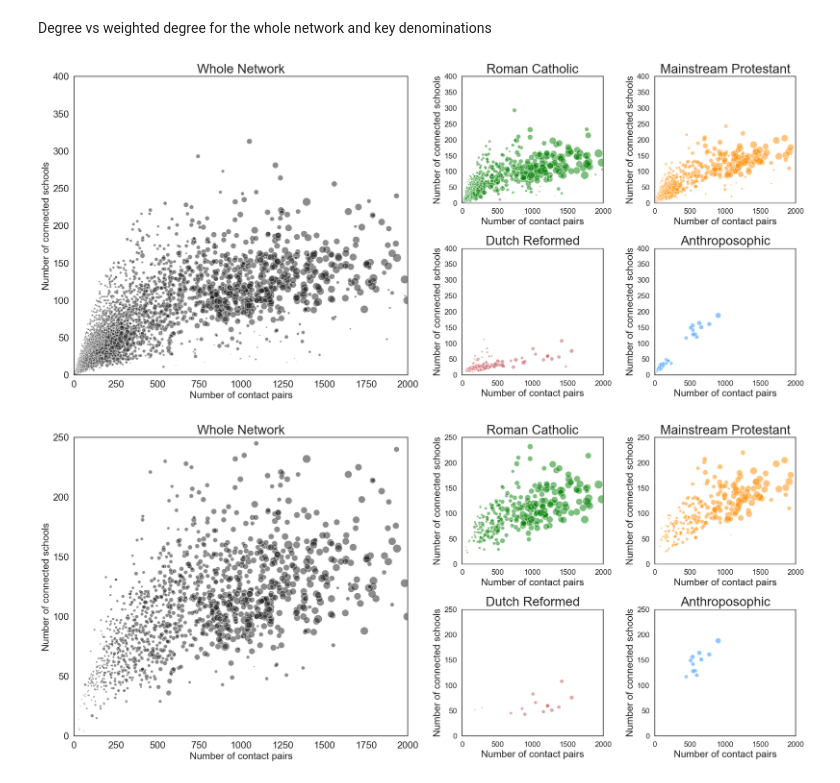
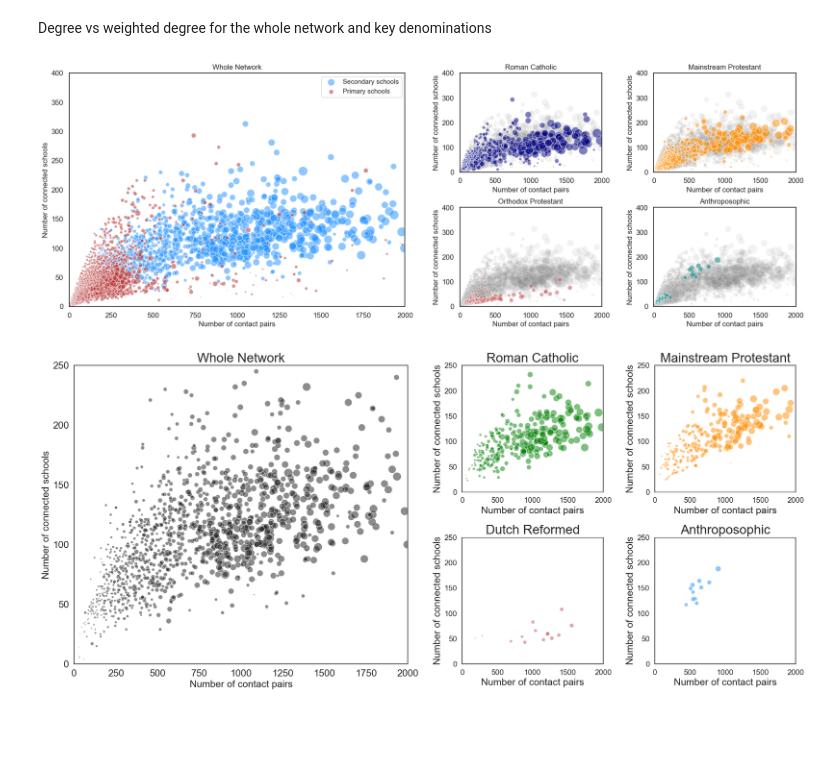
Before and after one commit to jdmunday/SchoolsMeaslesNL, a Jupyter notebook: notebooks/School_properties.ipynb, the cells around one changed output. Drawn from its saved outputs; the diff is of its cells as text; code cells hidden in the pictures; blank space fills up the shorter version.

```diff
--- a/notebooks/School_properties.ipynb
+++ b/notebooks/School_properties.ipynb
@@ -122,48 +122,65 @@ sbn.set(style="white", color_codes=True)
 
 font = {'size'   : 100}
 
 matplotlib.rc('font', **font)
 
-titles =['Whole Network', 'Roman Catholic', 'Mainstream Protestant', 'Dutch Reformed', 'Anthroposophic']
+titles =['Whole Network', 'Roman Catholic', 'Mainstream Protestant', 'Orthodox Protestant', 'Anthroposophic']
 
 from matplotlib.gridspec import GridSpec
-fig = plt.figure(figsize=[20,10])
+fig = plt.figure(figsize=[18,7])
 
 
 gs1 = GridSpec(3, 3)
 gs1.update(left=0.05, right=0.48, wspace=0.05)
 ax1 = plt.subplot(gs1[:, :])
 
 
 gs2 = GridSpec(40, 40)
 gs2.update(left=0.55, right=0.98, hspace=0.05)
 ax2 = plt.subplot(gs2[:-23, :-23])
 ax3 = plt.subplot(gs2[:-23, -17:])
 ax4 = plt.subplot(gs2[-17:, :-23])
 ax5 = plt.subplot(gs2[-17:, -17:])
 
 
 
-plot_data = all_frame.query('degree <= @max_d and weighted_degree<=@max_w')
-plot_data.plot(y='degree', x='weighted_degree', kind='scatter', ylim=[0,max_d], xlim=[0,max_w], s=plot_data.leerlingen*0.1, edgecolor="w", linewidth=1, alpha=0.5, color='k', ax=ax1, fontsize=18)
-
-plot_data = all_frame.query('denominatie == "Rooms-Katholiek"').query('degree <= @max_d and weighted_degree<=@max_w')
-plot_data.plot( y='degree', x='weighted_degree', kind='scatter', ylim=[0,max_d], xlim=[0,max_w], s=plot_data.leerlingen*0.1, edgecolor="w", linewidth=1, alpha=0.5, color='Green',  ax=ax2, fontsize=14)
-plot_data = all_frame.query('denominatie == "Protestants-Christelijk"').query('degree <= @max_d and weighted_degree<=@max_w')
-plot_data.plot( y='degree', x='weighted_degree', kind='scatter', ylim=[0,max_d], xlim=[0,max_w], s=plot_data.leerlingen*0.1, edgecolor="w", linewidth=1, alpha=0.5, color='DarkOrange',  ax=ax3, fontsize=14)
+plot_data = all_frame.query('degree <= @max_d and weighted_degree<=@max_w and BRIN in @sec_codes')
+plot_data.plot(y='degree', x='weighted_degree', kind='scatter', ylim=[0,max_d], xlim=[0,max_w], s=plot_data.leerlingen*0.1, edgecolor="w", linewidth=1, alpha=0.5, color='DodgerBlue', ax=ax1, fontsize=12, label='Secondary schools')
+plot_data = all_frame.query('degree <= @max_d and weighted_degree<=@max_w and BRIN not in @sec_codes')
+plot_data.plot(y='degree', x='weighted_degree', kind='scatter', ylim=[0,max_d], xlim=[0,max_w], s=plot_data.leerlingen*0.1, edgecolor="w", linewidth=1, alpha=0.5, color='FireBrick', ax=ax1, fontsize=12, label='Primary schools')
 
 
+plot_data = all_frame.query('denominatie != "Rooms-Katholiek"').query('degree <= @max_d and weighted_degree<=@max_w')
+plot_data.plot( y='degree', x='weighted_degree', kind='scatter', ylim=[0,max_d], xlim=[0,max_w], s=plot_data.leerlingen*0.1, edgecolor="w", linewidth=1, alpha=0.1, color='Grey',  ax=ax2, fontsize=12)
+plot_data = all_frame.query('denominatie == "Rooms-Katholiek"').query('degree <= @max_d and weighted_degree<=@max_w')
+plot_data.plot( y='degree', x='weighted_degree', kind='scatter', ylim=[0,max_d], xlim=[0,max_w], s=plot_data.leerlingen*0.1, edgecolor="w", linewidth=1, alpha=0.5, color='Navy',  ax=ax2, fontsize=12)
+
+plot_data = all_frame.query('denominatie != "Protestants-Christelijk"').query('degree <= @max_d and weighted_degree<=@max_w')
+plot_data.plot( y='degree', x='weighted_degree', kind='scatter', ylim=[0,max_d], xlim=[0,max_w], s=plot_data.leerlingen*0.1, edgecolor="w", linewidth=1, alpha=0.1, color='Grey',  ax=ax3, fontsize=12)
+plot_data = all_frame.query('denominatie == "Protestants-Christelijk"').query('degree <= @max_d and weighted_degree<=@max_w')
+plot_data.plot( y='degree', x='weighted_degree', kind='scatter', ylim=[0,max_d], xlim=[0,max_w], s=plot_data.leerlingen*0.1, edgecolor="w", linewidth=1, alpha=0.5, color='DarkOrange',  ax=ax3, fontsize=12)
+
+
+plot_data = all_frame.query('denominatie != "Reformatorisch"').query('degree <= @max_d and weighted_degree<=@max_w')
+plot_data.plot( y='degree', x='weighted_degree', kind='scatter', ylim=[0,max_d], xlim=[0,max_w], s=plot_data.leerlingen*0.1, edgecolor="w", linewidth=1, alpha=0.1, color='Grey',  ax=ax4, fontsize=12)
 plot_data = all_frame.query('denominatie == "Reformatorisch"').query('degree <= @max_d and weighted_degree<=@max_w')
-plot_data.plot(y='degree', x='weighted_degree', kind='scatter', ylim=[0,max_d], xlim=[0,max_w], s=plot_data.leerlingen*0.1, edgecolor="w", linewidth=1, alpha=0.5, color='r',  ax=ax4, fontsize=14)
+plot_data.plot(y='degree', x='weighted_degree', kind='scatter', ylim=[0,max_d], xlim=[0,max_w], s=plot_data.leerlingen*0.1, edgecolor="w", linewidth=1, alpha=0.5, color='r',  ax=ax4, fontsize=12)
+
+
+
+plot_data = all_frame.query('denominatie != "Antroposofisch"').query('degree <= @max_d and weighted_degree<=@max_w')
+plot_data.plot( y='degree', x='weighted_degree', kind='scatter', ylim=[0,max_d], xlim=[0,max_w], s=plot_data.leerlingen*0.1, edgecolor="w", linewidth=1, alpha=0.1, color='Grey',  ax=ax5, fontsize=12)
 plot_data = all_frame.query('denominatie == "Antroposofisch"').query('degree <= @max_d and weighted_degree<=@max_w')
-plot_data.plot(y='degree', x='weighted_degree', kind='scatter', ylim=[0,max_d], xlim=[0,max_w], s=plot_data.leerlingen*0.1, edgecolor="w", linewidth=1, alpha=0.5, color='DodgerBlue',  ax=ax5, fontsize=14)
+plot_data.plot(y='degree', x='weighted_degree', kind='scatter', ylim=[0,max_d], xlim=[0,max_w], s=plot_data.leerlingen*0.1, edgecolor="w", linewidth=1, alpha=0.5, color='Teal',  ax=ax5, fontsize=12)
 
 for i, ax in enumerate([ax1, ax2, ax3, ax4, ax5]):
-    ax.set_xlabel('Number of contact pairs', fontsize='18')
-    ax.set_ylabel('Number of connected schools', fontsize='18')
-    ax.set_title(titles[i], fontsize='24')
+    ax.set_xlabel('Number of contact pairs', fontsize='12')
+    ax.set_ylabel('Number of connected schools', fontsize='12')
+    ax.set_title(titles[i], fontsize='12')
+plt.savefig('plots/degree_fig.png', dpi=300)
+plt.savefig('plots/degree_fig.pdf')
 # %% [output]
-[figure, old version]
+[figure, new version]
 # %%
 
 sec_codes = vo_frame.vestigingsnummer
```
Also changed, not shown: parts of 5 cells of this notebook, 9 other files.
